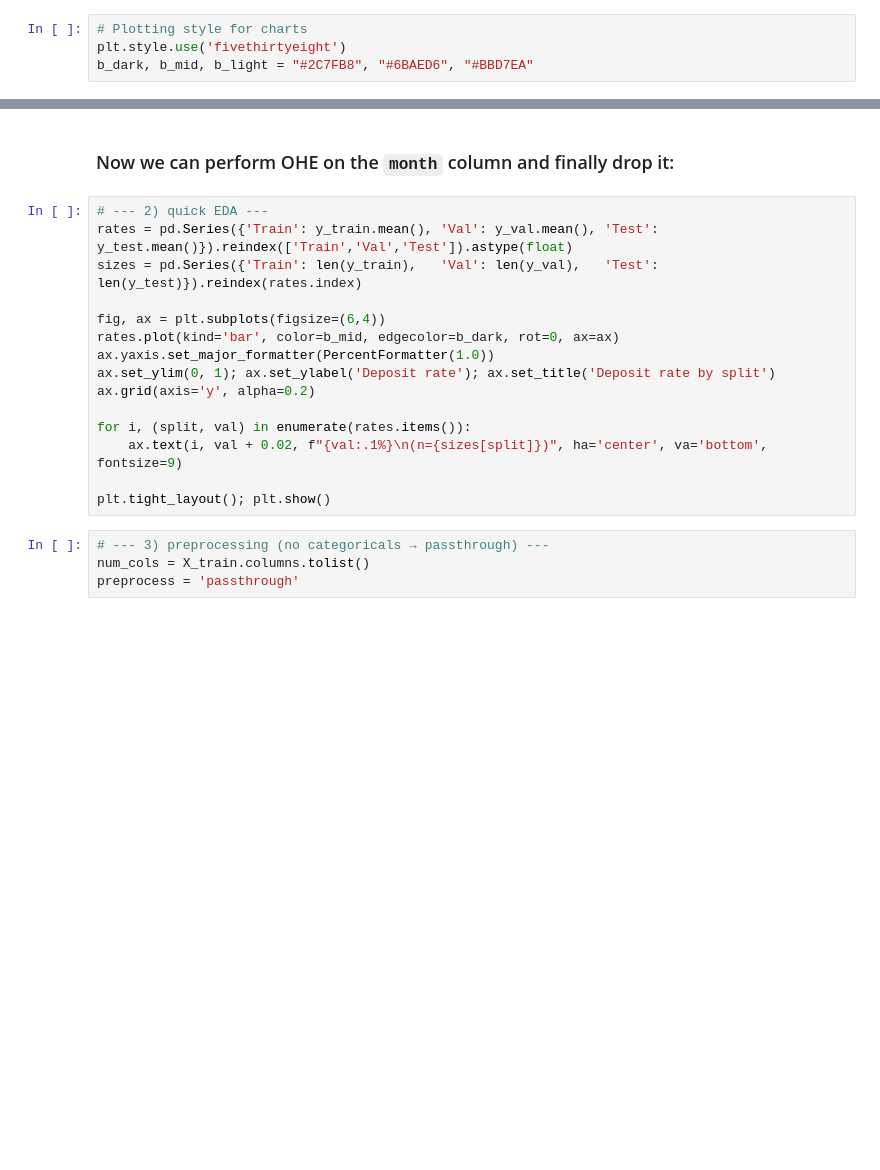
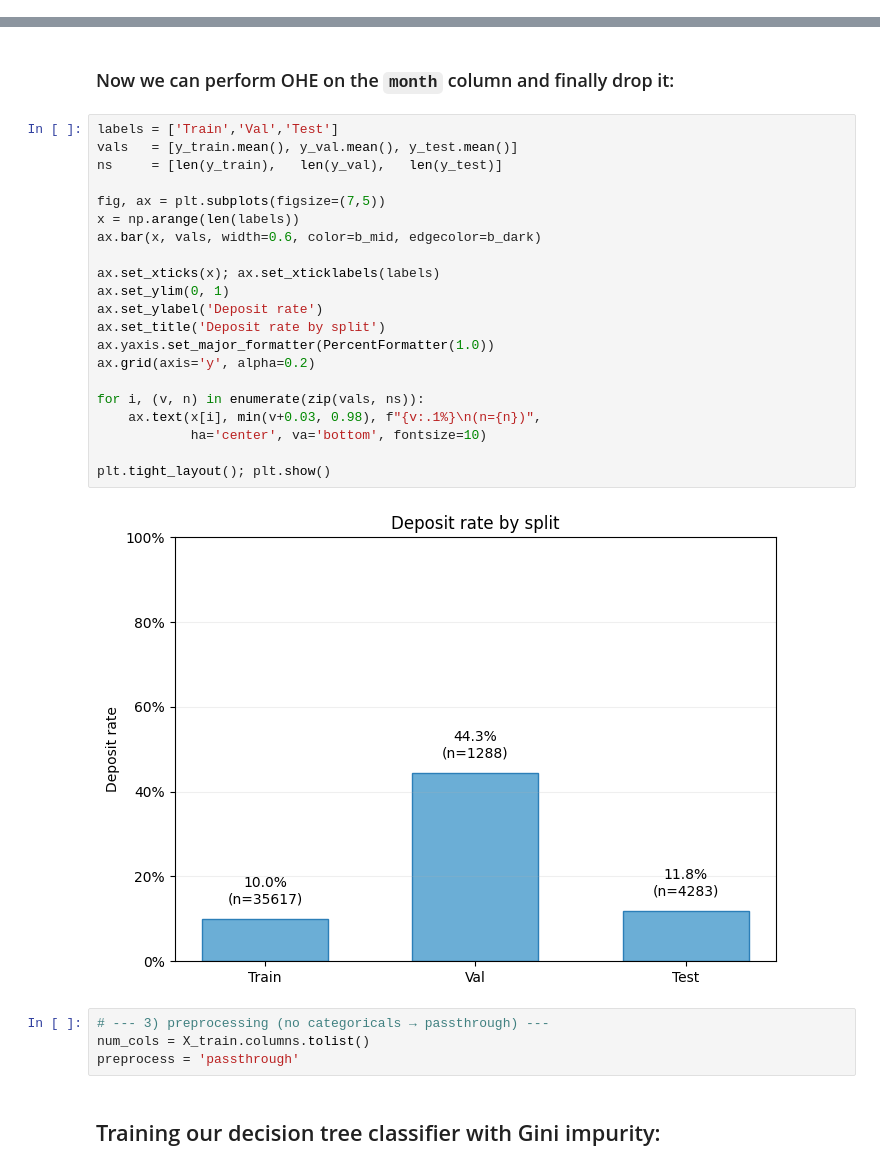
Before and after one commit to lucabarattini/Trees-Boosting-AppliedML-Project, a Jupyter notebook: Luca_Barattini_|_LB3656_|_Applied_Machine_Learning_Assignment_2_|_Trees_and_Boosting.ipynb, the cells around one changed output, grey strips where cells are left out. Cells and saved outputs as stored; diff of their text form; blank space fills up the shorter version.

```diff
--- a/Luca_Barattini_|_LB3656_|_Applied_Machine_Learning_Assignment_2_|_Trees_and_Boosting.ipynb
+++ b/Luca_Barattini_|_LB3656_|_Applied_Machine_Learning_Assignment_2_|_Trees_and_Boosting.ipynb
@@ -445,10 +618,6 @@ df = df.drop(columns=['duration'])
 ### Train-Validate-Test Split:
 
 Since our data is following a temporal series (march:dec) we cannot split with the classic sklearn train_test split due to a concrete data leak risk. Therefore we are going to conduce a small EDA to assess whether a 6-2-2 scheme following the temporal distribution would make more sense.
-# %%
-# Plotting style for charts
-plt.style.use('fivethirtyeight')
-b_dark, b_mid, b_light = "#2C7FB8", "#6BAED6", "#BBD7EA"
 # %%
 train_m = ['mar','apr','may','jun','jul','aug']
 val_m   = ['sep','oct']
@@ -468,21 +641,31 @@ print(" Train months:", train_m, '\n', "Validation months:", val_m, "\n","Testin
 # %% [markdown]
 ### Now we can perform OHE on the `month` column and finally drop it:
 # %%
-# --- 2) quick EDA ---
-rates = pd.Series({'Train': y_train.mean(), 'Val': y_val.mean(), 'Test': y_test.mean()}).reindex(['Train','Val','Test']).astype(float)
-sizes = pd.Series({'Train': len(y_train),   'Val': len(y_val),   'Test': len(y_test)}).reindex(rates.index)
+labels = ['Train','Val','Test']
+vals   = [y_train.mean(), y_val.mean(), y_test.mean()]
+ns     = [len(y_train),   len(y_val),   len(y_test)]
 
-fig, ax = plt.subplots(figsize=(6,4))
-rates.plot(kind='bar', color=b_mid, edgecolor=b_dark, rot=0, ax=ax)
+fig, ax = plt.subplots(figsize=(7,5))
+x = np.arange(len(labels))
+ax.bar(x, vals, width=0.6, color=b_mid, edgecolor=b_dark)
+
+ax.set_xticks(x); ax.set_xticklabels(labels)
+ax.set_ylim(0, 1)
+ax.set_ylabel('Deposit rate')
+ax.set_title('Deposit rate by split')
 ax.yaxis.set_major_formatter(PercentFormatter(1.0))
-ax.set_ylim(0, 1); ax.set_ylabel('Deposit rate'); ax.set_title('Deposit rate by split')
 ax.grid(axis='y', alpha=0.2)
 
-for i, (split, val) in enumerate(rates.items()):
-    ax.text(i, val + 0.02, f"{val:.1%}\n(n={sizes[split]})", ha='center', va='bottom', fontsize=9)
+for i, (v, n) in enumerate(zip(vals, ns)):
+    ax.text(x[i], min(v+0.03, 0.98), f"{v:.1%}\n(n={n})",
+            ha='center', va='bottom', fontsize=10)
 
 plt.tight_layout(); plt.show()
+# %% [output]
+[figure, added]
 # %%
 # --- 3) preprocessing (no categoricals → passthrough) ---
 num_cols = X_train.columns.tolist()
 preprocess = 'passthrough'
+# %% [markdown]
+## Training our decision tree classifier with Gini impurity:
```
Also changed, not shown: parts of 37 cells of this notebook.
